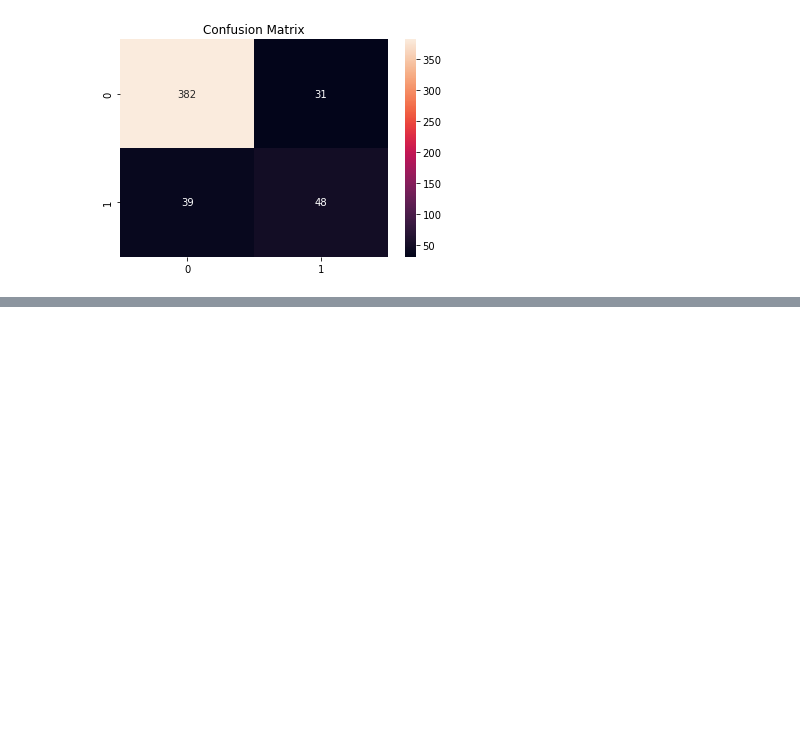
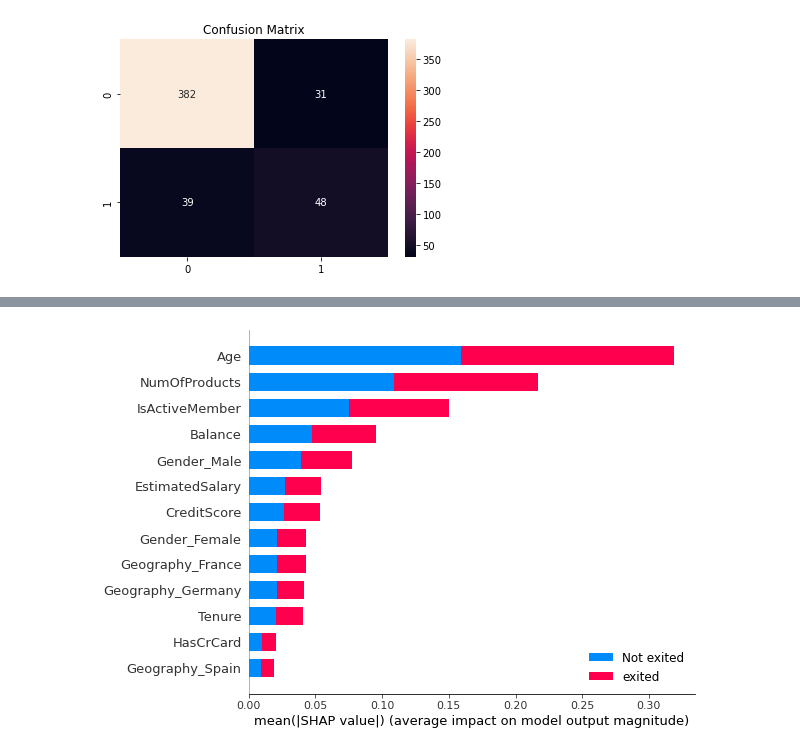
Before and after one commit to olihofmann/cas-aml, a Jupyter notebook: customer-churn-prediction/classical_algorithms.ipynb, the cells around one changed output, grey strips where cells are left out. Cells and saved outputs as stored; diff of their text form; code cells hidden in the pictures; blank space fills up the shorter version.

Commit message:
Explain random forest model

```diff
--- a/customer-churn-prediction/classical_algorithms.ipynb
+++ b/customer-churn-prediction/classical_algorithms.ipynb
@@ -522,0 +521,5 @@ plt.show()
+# %%
+explainer = shap.TreeExplainer(random_forest)
+# %%
+X_explain = pd.DataFrame(X_train_onehot, columns=["Age", "Tenure", "NumOfProducts", "HasCrCard", "IsActiveMember", "CreditScore", "Balance", "EstimatedSalary", "Gender_Female", "Gender_Male", "Geography_Spain", "Geography_France", "Geography_Germany"])
+X_explain.head()
@@ -522,0 +533,6 @@ plt.show()
+# %%
+shap_values = explainer.shap_values(X_explain)
+# %%
+shap.summary_plot(shap_values, X_explain, class_names=["Not exited", "exited"], plot_type="bar")
+# %% [output]
+[figure, added]
```
Also changed, not shown: parts of 9 cells of this notebook.
